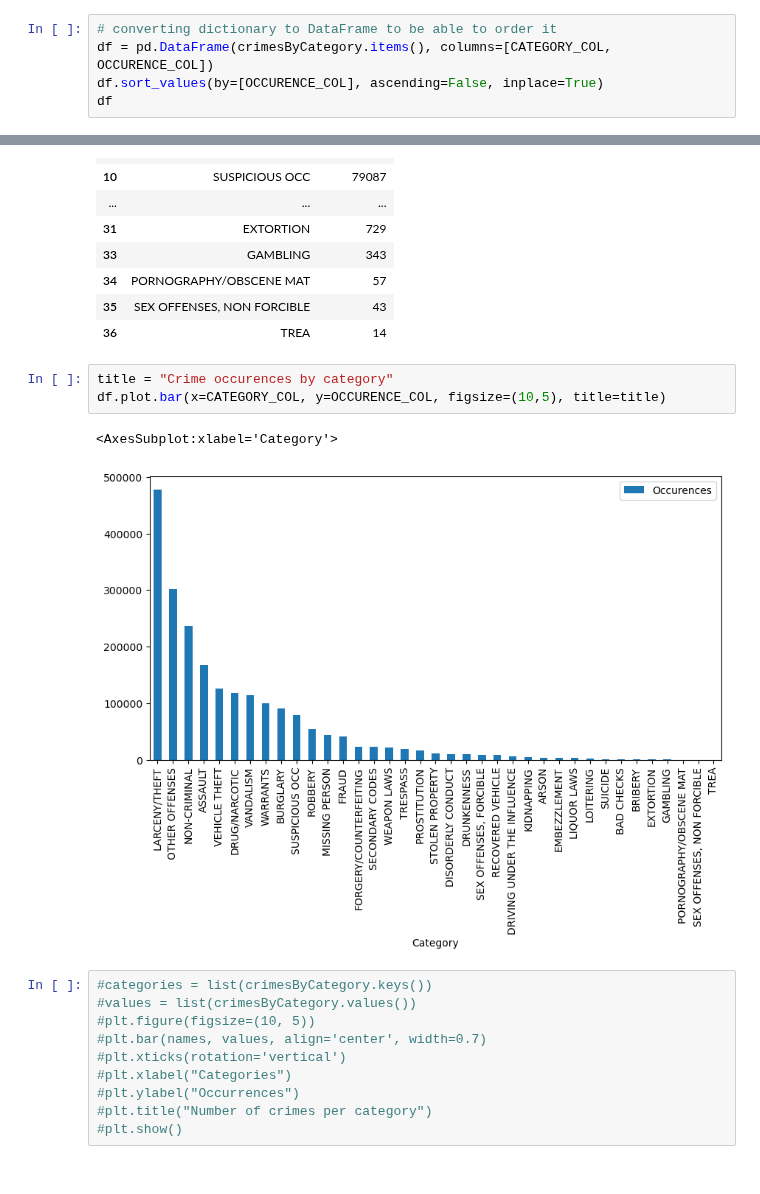
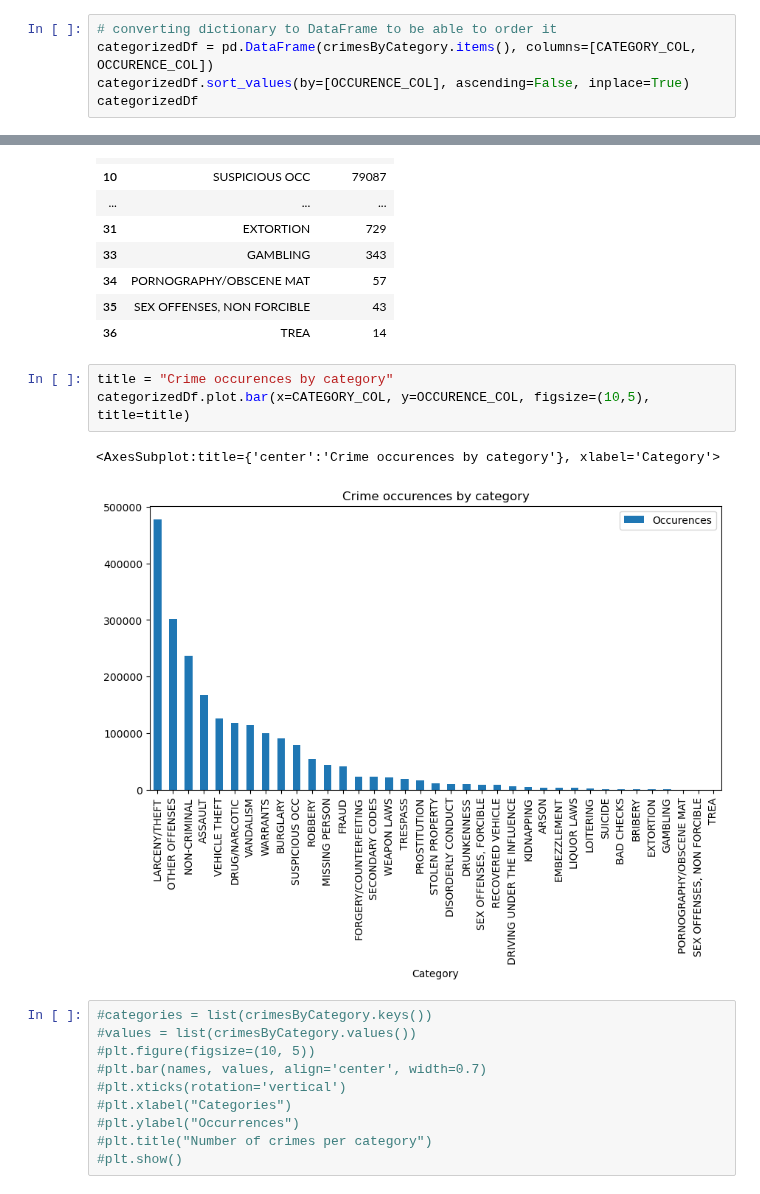
Before and after one commit to vivivaradi/socialdata2023, a Jupyter notebook: weeks/week1_Vivi.ipynb, the cells around one changed output, grey strips where cells are left out. Saved outputs shown, nothing was run; the diff lists cells and outputs as text.

```diff
--- a/weeks/week1_Vivi.ipynb
+++ b/weeks/week1_Vivi.ipynb
@@ -80,9 +82,9 @@ crimesByCategory
 ### Exercise 2
 # %%
 # converting dictionary to DataFrame to be able to order it
-df = pd.DataFrame(crimesByCategory.items(), columns=[CATEGORY_COL, OCCURENCE_COL])
-df.sort_values(by=[OCCURENCE_COL], ascending=False, inplace=True)
-df
+categorizedDf = pd.DataFrame(crimesByCategory.items(), columns=[CATEGORY_COL, OCCURENCE_COL])
+categorizedDf.sort_values(by=[OCCURENCE_COL], ascending=False, inplace=True)
+categorizedDf
 # %% [output]
 |  | Category | Occurences |
 | 6 | LARCENY/THEFT | 477975 |
@@ -103,10 +105,10 @@ df
 | 36 | TREA | 14 |
 # %%
 title = "Crime occurences by category"
-df.plot.bar(x=CATEGORY_COL, y=OCCURENCE_COL, figsize=(10,5), title=title)
+categorizedDf.plot.bar(x=CATEGORY_COL, y=OCCURENCE_COL, figsize=(10,5), title=title)
 # %% [output]
-<AxesSubplot:xlabel='Category'>
+<AxesSubplot:title={'center':'Crime occurences by category'}, xlabel='Category'>
-[figure, old version]
+[figure, new version]
 # %%
 #categories = list(crimesByCategory.keys())
 #values = list(crimesByCategory.values())
```
Also changed, not shown: parts of 11 cells of this notebook.
